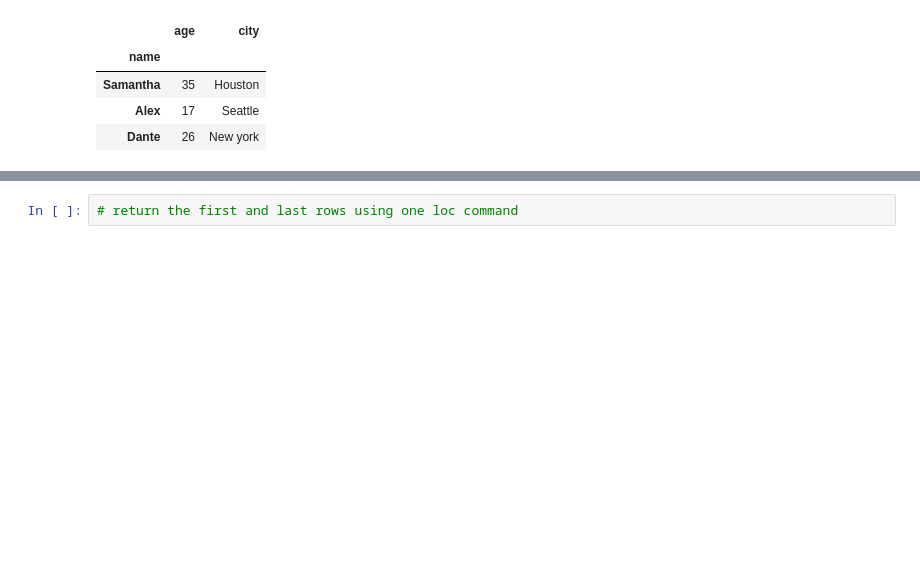
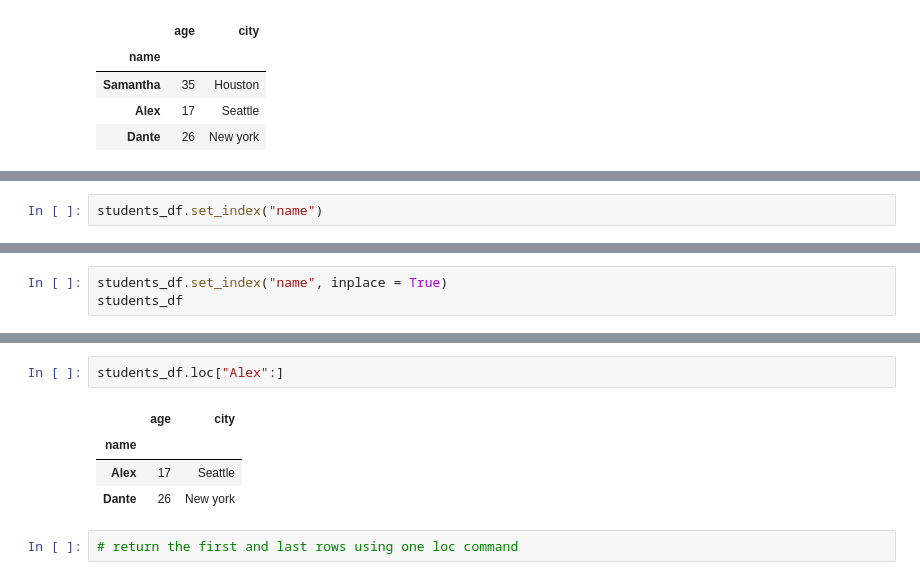
Before and after one commit to kcahlers/hbs-ds-060120, a Jupyter notebook: module-1/day-5-pandas-1/pandas-1-kca.ipynb, the cells around one changed output, grey strips where cells are left out. Cells and saved outputs as stored; diff of their text form; blank space fills up the shorter version.

```diff
--- a/module-1/day-5-pandas-1/pandas-1-kca.ipynb
+++ b/module-1/day-5-pandas-1/pandas-1-kca.ipynb
@@ -782,0 +814,2 @@ students_df.reset_index().set_index('name').loc[:,'index':'age']
+# %%
+students_df.set_index("name")
@@ -782,0 +822,3 @@ students_df.reset_index().set_index('name').loc[:,'index':'age']
+# %%
+students_df.set_index("name", inplace = True)
+students_df
@@ -783,3 +844,10 @@ students_df.reset_index().set_index('name').loc[:,'index':'age']
+# %%
+students_df.loc["Alex":]
+# %% [output]
+|  | age | city |
+| name |  |  |
+| Alex | 17 | Seattle |
+| Dante | 26 | New york |
 # %%
 # return the first and last rows using one loc command
 # %% [markdown]
```
Also changed, not shown: parts of 13 cells of this notebook, 6 other files.
